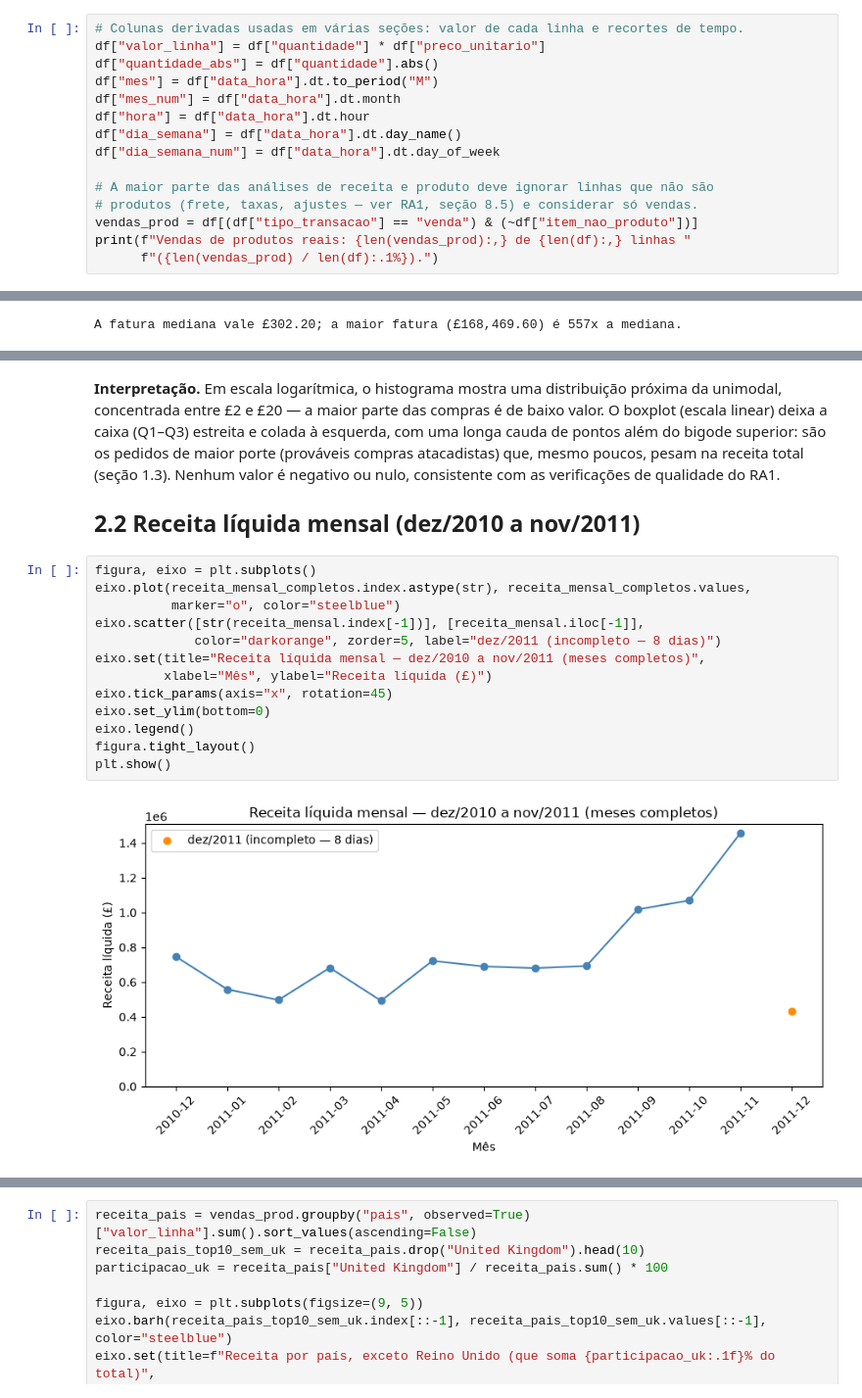
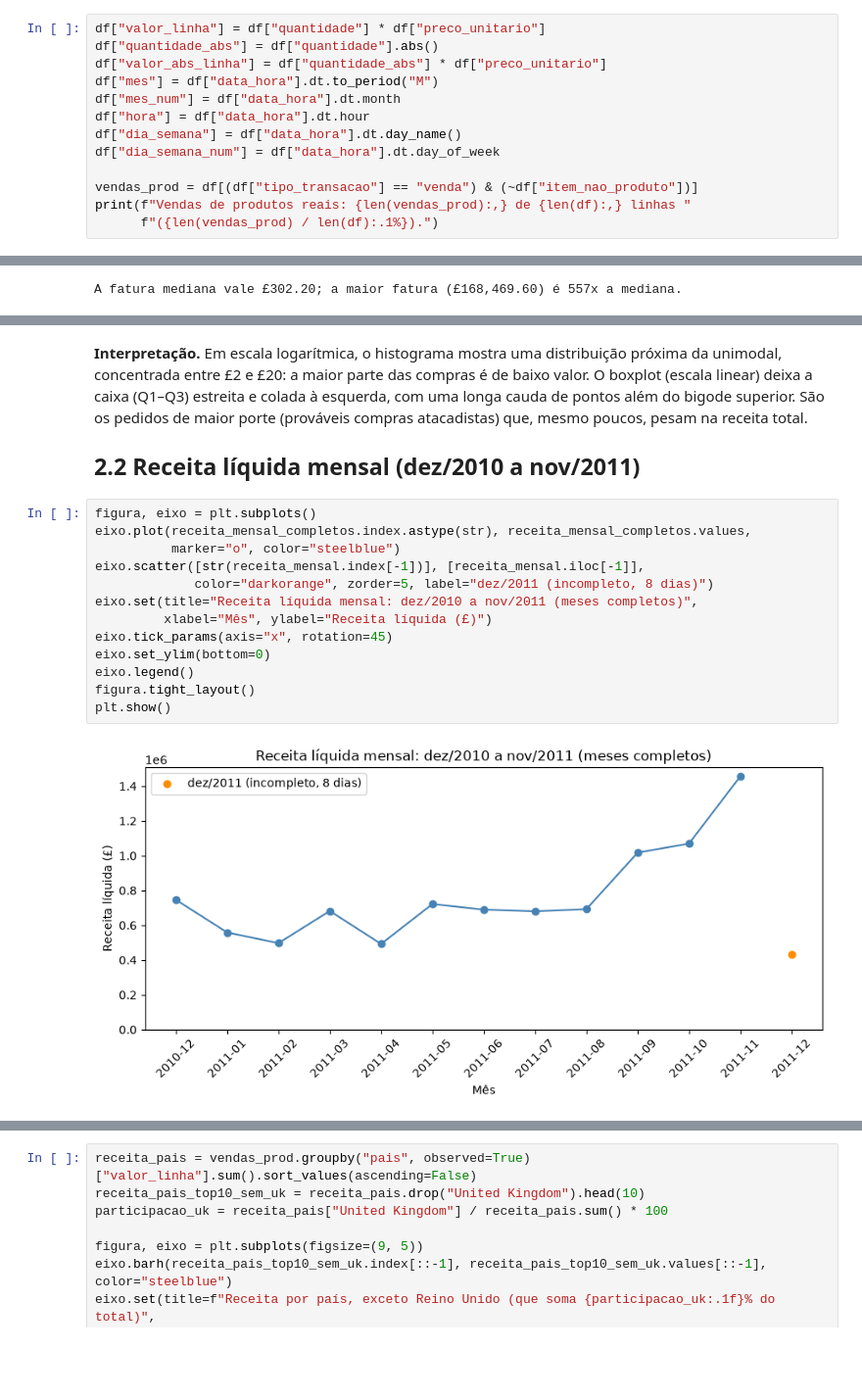
Before and after one commit to JoaoVargas/2026.2-DataAnatytics-RA3, a Jupyter notebook: RA3_Analise_Visualizacao_ML.ipynb, the cells around one changed output, grey strips where cells are left out. Shown at 98% size. Cells and saved outputs as stored; diff of their text form; blank space fills up the shorter version.

```diff
--- a/RA3_Analise_Visualizacao_ML.ipynb
+++ b/RA3_Analise_Visualizacao_ML.ipynb
@@ -75,17 +73,15 @@ display(df.head(3))
 | 1 | 1 | 536365 | venda | 71053 | False | WHITE METAL LANTERN | WHITE METAL LANTERN | ... |
 | 2 | 2 | 536365 | venda | 84406B | False | CREAM CUPID HEARTS COAT HANGER | CREAM CUPID HEARTS COAT HANGER | ... |
 # %%
-# Colunas derivadas usadas em várias seções: valor de cada linha e recortes de tempo.
 df["valor_linha"] = df["quantidade"] * df["preco_unitario"]
 df["quantidade_abs"] = df["quantidade"].abs()
+df["valor_abs_linha"] = df["quantidade_abs"] * df["preco_unitario"]
 df["mes"] = df["data_hora"].dt.to_period("M")
 df["mes_num"] = df["data_hora"].dt.month
 df["hora"] = df["data_hora"].dt.hour
 df["dia_semana"] = df["data_hora"].dt.day_name()
 df["dia_semana_num"] = df["data_hora"].dt.day_of_week
 
-# A maior parte das análises de receita e produto deve ignorar linhas que não são
-# produtos (frete, taxas, ajustes — ver RA1, seção 8.5) e considerar só vendas.
 vendas_prod = df[(df["tipo_transacao"] == "venda") & (~df["item_nao_produto"])]
 print(f"Vendas de produtos reais: {len(vendas_prod):,} de {len(df):,} linhas "
       f"({len(vendas_prod) / len(df):.1%}).")
@@ -243,22 +229,22 @@ plt.show()
 # %% [output]
 [figure]
 # %% [markdown]
-**Interpretação.** Em escala logarítmica, o histograma mostra uma distribuição próxima da unimodal, concentrada entre £2 e £20 — a maior parte das compras é de baixo valor. O boxplot (escala linear) deixa a caixa (Q1–Q3) estreita e colada à esquerda, com uma longa cauda de pontos além do bigode superior: são os pedidos de maior porte (prováveis compras atacadistas) que, mesmo poucos, pesam na receita total (seção 1.3). Nenhum valor é negativo ou nulo, consistente com as verificações de qualidade do RA1.
+**Interpretação.** Em escala logarítmica, o histograma mostra uma distribuição próxima da unimodal, concentrada entre £2 e £20: a maior parte das compras é de baixo valor. O boxplot (escala linear) deixa a caixa (Q1–Q3) estreita e colada à esquerda, com uma longa cauda de pontos além do bigode superior. São os pedidos de maior porte (prováveis compras atacadistas) que, mesmo poucos, pesam na receita total.
 
 ## 2.2 Receita líquida mensal (dez/2010 a nov/2011)
 # %%
 figura, eixo = plt.subplots()
 eixo.plot(receita_mensal_completos.index.astype(str), receita_mensal_completos.values,
           marker="o", color="steelblue")
 eixo.scatter([str(receita_mensal.index[-1])], [receita_mensal.iloc[-1]],
-             color="darkorange", zorder=5, label="dez/2011 (incompleto — 8 dias)")
-eixo.set(title="Receita líquida mensal — dez/2010 a nov/2011 (meses completos)",
+             color="darkorange", zorder=5, label="dez/2011 (incompleto, 8 dias)")
+eixo.set(title="Receita líquida mensal: dez/2010 a nov/2011 (meses completos)",
          xlabel="Mês", ylabel="Receita líquida (£)")
 eixo.tick_params(axis="x", rotation=45)
 eixo.set_ylim(bottom=0)
 eixo.legend()
 figura.tight_layout()
 plt.show()
 # %% [output]
-[figure, old version]
+[figure, new version]
 # %% [markdown]
```
Also changed, not shown: parts of 44 cells of this notebook, 1 other file.
